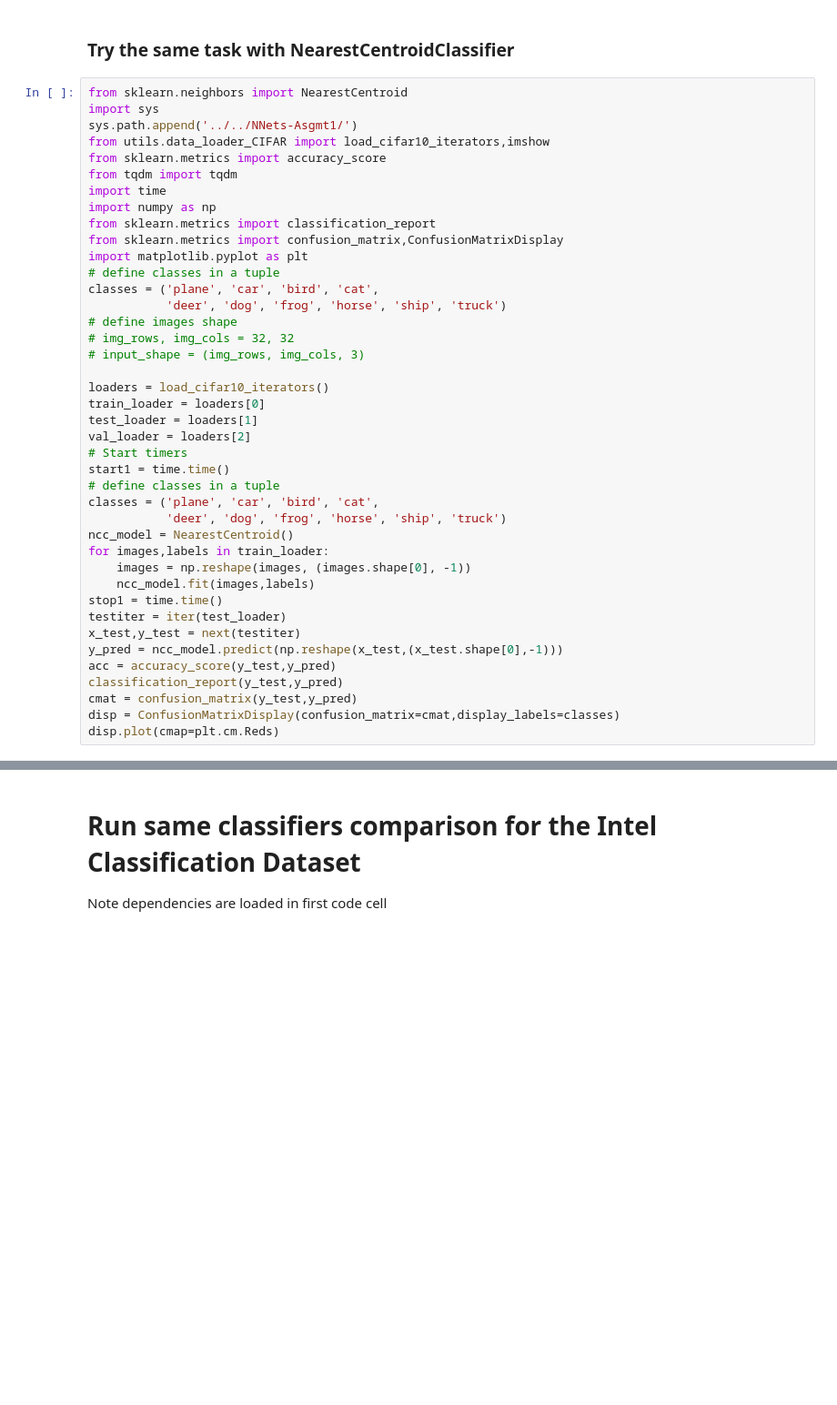
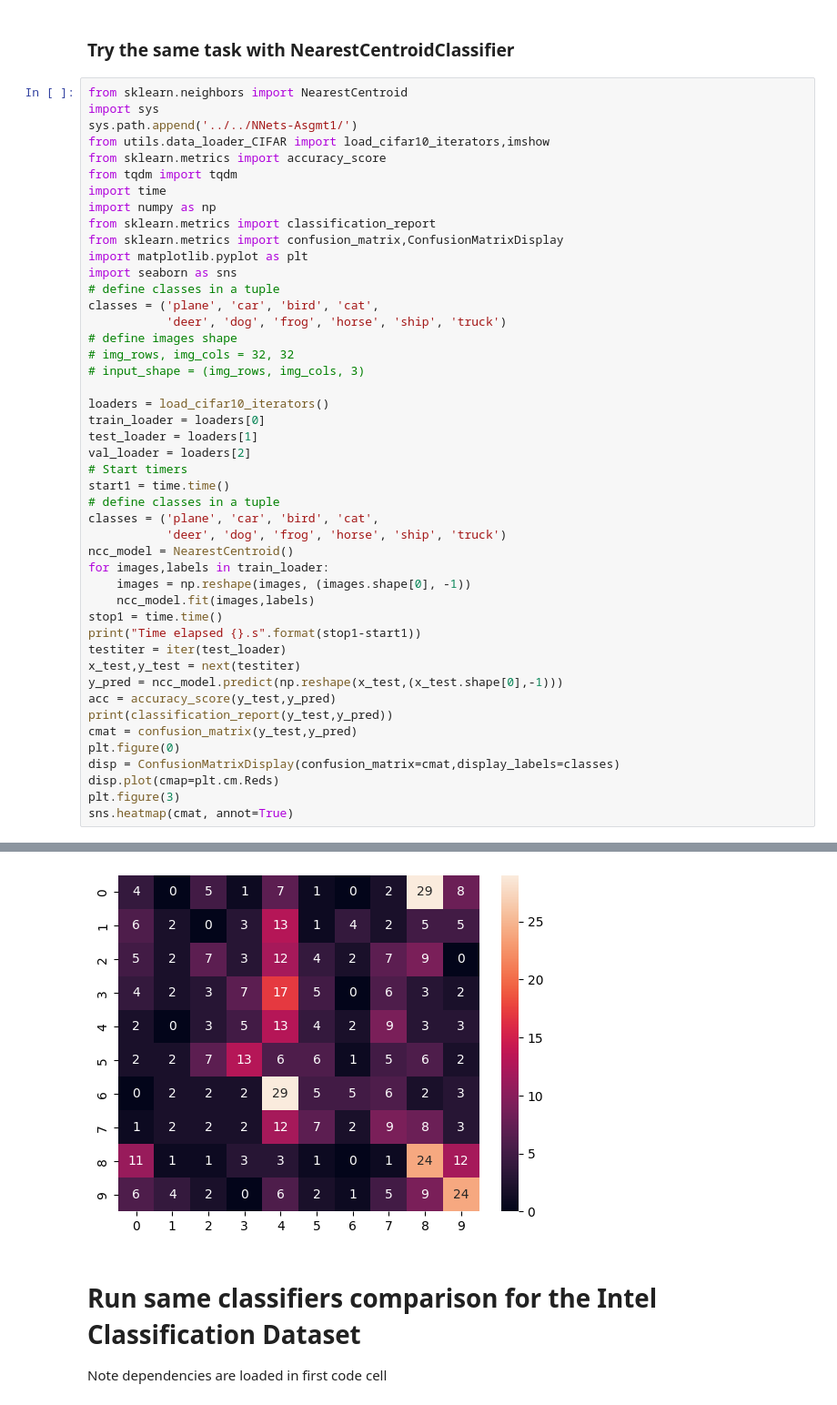
Before and after one commit to ArtoriasAbyssslayer/DeepLearning-NNets, a Jupyter notebook: NNets-Asgmt1/KNN-Comparison/MetricsTestKnnNcc.ipynb, the cells around one changed output, grey strips where cells are left out. Shown at 91% size. Drawn from its saved outputs; the diff is of its cells as text; blank space fills up the shorter version.

Commit message:
Update Notebook - Add Intel Dataset - Add Heatmap

```diff
--- a/NNets-Asgmt1/KNN-Comparison/MetricsTestKnnNcc.ipynb
+++ b/NNets-Asgmt1/KNN-Comparison/MetricsTestKnnNcc.ipynb
@@ -276,6 +285,7 @@ import numpy as np
 from sklearn.metrics import classification_report
 from sklearn.metrics import confusion_matrix,ConfusionMatrixDisplay
 import matplotlib.pyplot as plt
+import seaborn as sns
 # define classes in a tuple
 classes = ('plane', 'car', 'bird', 'cat',
            'deer', 'dog', 'frog', 'horse', 'ship', 'truck')
@@ -297,14 +307,18 @@ for images,labels in train_loader:
     images = np.reshape(images, (images.shape[0], -1))
     ncc_model.fit(images,labels)
 stop1 = time.time()
+print("Time elapsed {}.s".format(stop1-start1))
 testiter = iter(test_loader)
 x_test,y_test = next(testiter)
 y_pred = ncc_model.predict(np.reshape(x_test,(x_test.shape[0],-1)))
 acc = accuracy_score(y_test,y_pred)
-classification_report(y_test,y_pred)
+print(classification_report(y_test,y_pred))
 cmat = confusion_matrix(y_test,y_pred)
+plt.figure(0)
 disp = ConfusionMatrixDisplay(confusion_matrix=cmat,display_labels=classes)
 disp.plot(cmap=plt.cm.Reds)
+plt.figure(3)
+sns.heatmap(cmat, annot=True)
 # %% [output]
 Files already downloaded and verified
 Files already downloaded and verified
@@ -312,4 +344,5 @@ Files already downloaded and verified
 [figure]
+[figure, added]
 # %% [markdown]
 # Run same classifiers comparison for the Intel Classification Dataset
 Note dependencies are loaded in first code cell
```
Also changed, not shown: parts of 4 cells of this notebook.
